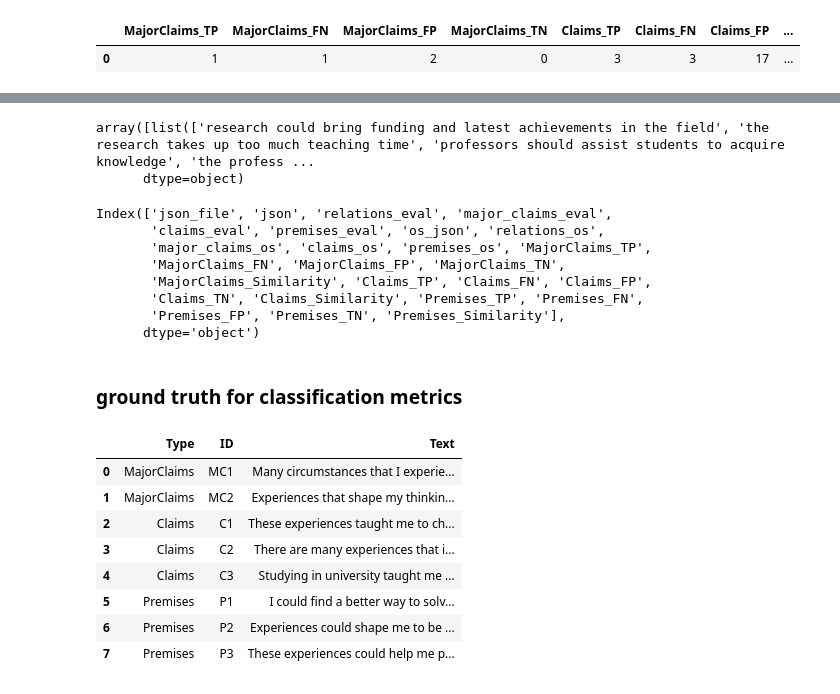
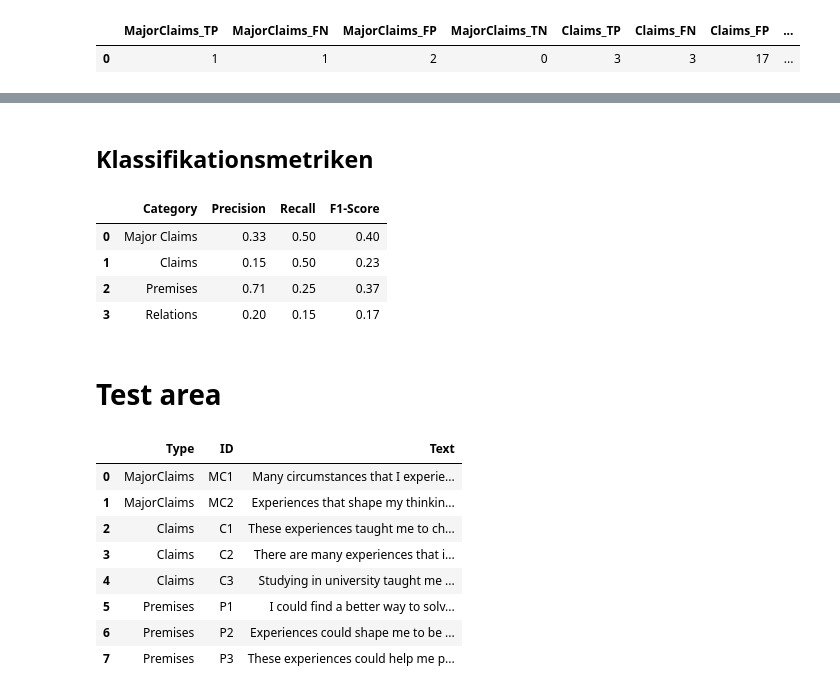
Before and after one commit to BF-DS/argument-mining, a Jupyter notebook: openai-test.ipynb, the cells around one changed output, grey strips where cells are left out. Cells and saved outputs as stored; diff of their text form; code cells hidden in the pictures.

```diff
--- a/openai-test.ipynb
+++ b/openai-test.ipynb
@@ -918,42 +1008,43 @@ array([list(['Only by developing students, can we have a better academic field',
-# %%
-merged_df['claims_os'].values#[0]
-
-'research could bring funding and latest achievements in the field',
-'the research takes up too much teaching time',
-'professors should assist students to acquire knowledge',
-'the professors’ duty is to nurture students, and prepare excellent courses',
-'if professors spend a lot of time on research, the time on preparing courses is reduced',
-'this may decrease the quality of classes',
-'students want to learn cutting-edged technologies',
-'professors should provide well-preparation courses to convey the state-of-art knowledge',
-'if professors are busy in doing research, it would ruin the reputation of universities',
-'students are unsatisfied with the unprepared course',
-'the enrollment of universities may decline',
-'hardly can professors find assistants to help with projects',
-'spending more time to nurture excellent students is more consequential to professors, rather than research',
-'professors could teach students through research and projects',
-'some students enjoy taking part in some research',
-'they may get more experience in the process of research',
-'only under specific circumstance, when students master all of the systematic knowledge, can they accomplish research',
-'this requires professors provide high quality courses',
-'conducting research is helpful for professors and students to some extent',
-'professors could combine doing research and preparing good courses in a dynamic way'
-# %% [output]
-array([list(['research could bring funding and latest achievements in the field', 'the research takes up too much teaching time', 'professors should assist students to acquire knowledge', 'the profess ...
-      dtype=object)
-# %%
-merged_df.columns
-# %% [output]
-Index(['json_file', 'json', 'relations_eval', 'major_claims_eval',
-       'claims_eval', 'premises_eval', 'os_json', 'relations_os',
-       'major_claims_os', 'claims_os', 'premises_os', 'MajorClaims_TP',
-       'MajorClaims_FN', 'MajorClaims_FP', 'MajorClaims_TN',
-       'MajorClaims_Similarity', 'Claims_TP', 'Claims_FN', 'Claims_FP',
-       'Claims_TN', 'Claims_Similarity', 'Premises_TP', 'Premises_FN',
-       'Premises_FP', 'Premises_TN', 'Premises_Similarity'],
-      dtype='object')
-# %% [markdown]
-### ground truth for classification metrics
+# %% [markdown]
+## Klassifikationsmetriken
+# %%
+# Calculate precision, recall, and f1-score for MajorClaims
+# Für den Fall, dass der Nenner 0 ist, wird der Wert auf 0 gesetzt, um eine Division durch 0 und somit eine Fehlermeldung zu vermeiden.
+precision_mc = round(total_tp_mc / (total_tp_mc + total_fp_mc), 2) if (total_tp_mc + total_fp_mc) != 0 else 0
+recall_mc = round(total_tp_mc / (total_tp_mc + total_fn_mc), 2) if (total_tp_mc + total_fn_mc) != 0 else 0
+f1_score_mc = round(2 * (precision_mc * recall_mc) / (precision_mc + recall_mc), 2) if (precision_mc + recall_mc) != 0 else 0
+
+# Calculate precision, recall, and f1-score for Claims
+precision_c = round(total_tp_c / (total_tp_c + total_fp_c), 2) if (total_tp_c + total_fp_c) != 0 else 0
+recall_c = round(total_tp_c / (total_tp_c + total_fn_c), 2) if (total_tp_c + total_fn_c) != 0 else 0
+f1_score_c = round(2 * (precision_c * recall_c) / (precision_c + recall_c), 2) if (precision_c + recall_c) != 0 else 0
+
+# Calculate precision, recall, and f1-score for Premises
+precision_p = round(total_tp_p / (total_tp_p + total_fp_p), 2) if (total_tp_p + total_fp_p) != 0 else 0
+recall_p = round(total_tp_p / (total_tp_p + total_fn_p), 2) if (total_tp_p + total_fn_p) != 0 else 0
+f1_score_p = round(2 * (precision_p * recall_p) / (precision_p + recall_p), 2) if (precision_p + recall_p) != 0 else 0
+
+# Calculate precision, recall, and f1-score for Relations
+precision_r = round(total_tp_r / (total_tp_r + total_fp_r), 2) if (total_tp_r + total_fp_r) != 0 else 0
+recall_r = round(total_tp_r / (total_tp_r + total_fn_r), 2) if (total_tp_r + total_fn_r) != 0 else 0
+f1_score_r = round(2 * (precision_r * recall_r) / (precision_r + recall_r), 2) if (precision_r + recall_r) != 0 else 0
+
+# Create a DataFrame with the evaluation metrics
+evaluation_metrics = pd.DataFrame([
+    {'Category': 'Major Claims', 'Precision': precision_mc, 'Recall': recall_mc, 'F1-Score': f1_score_mc},
+    {'Category': 'Claims', 'Precision': precision_c, 'Recall': recall_c, 'F1-Score': f1_score_c},
+    {'Category': 'Premises', 'Precision': precision_p, 'Recall': recall_p, 'F1-Score': f1_score_p},
+    {'Category': 'Relations', 'Precision': precision_r, 'Recall': recall_r, 'F1-Score': f1_score_r}
+])
+evaluation_metrics
+# %% [output]
+|  | Category | Precision | Recall | F1-Score |
+| 0 | Major Claims | 0.33 | 0.50 | 0.40 |
+| 1 | Claims | 0.15 | 0.50 | 0.23 |
+| 2 | Premises | 0.71 | 0.25 | 0.37 |
+| 3 | Relations | 0.20 | 0.15 | 0.17 |
+# %% [markdown]
+# Test area
 # %%
 import pandas as pd
 
```
Also changed, not shown: parts of 17 cells of this notebook.
